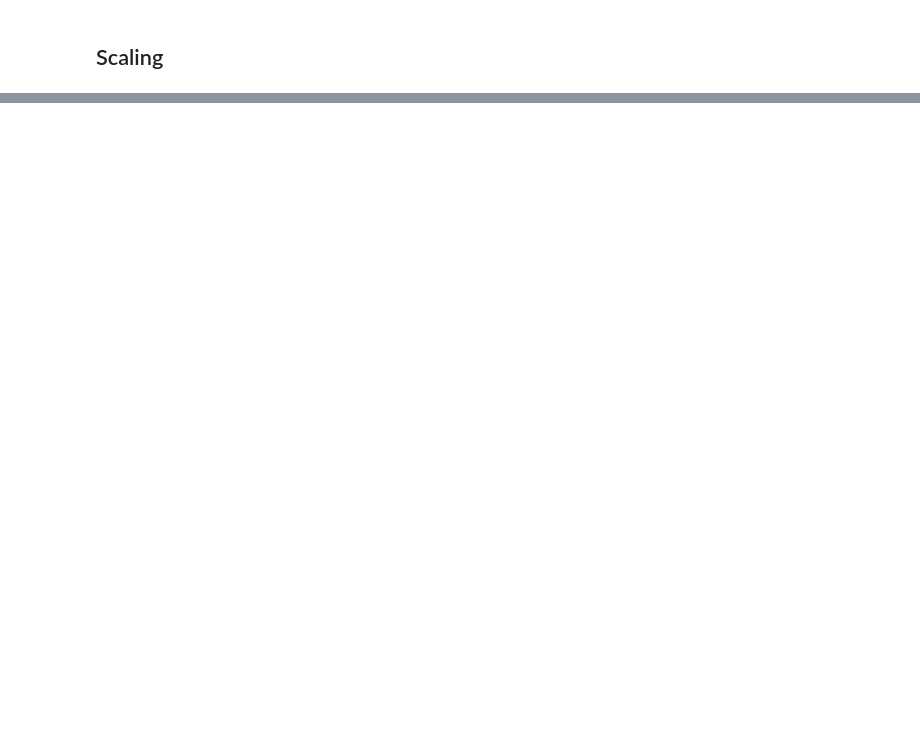
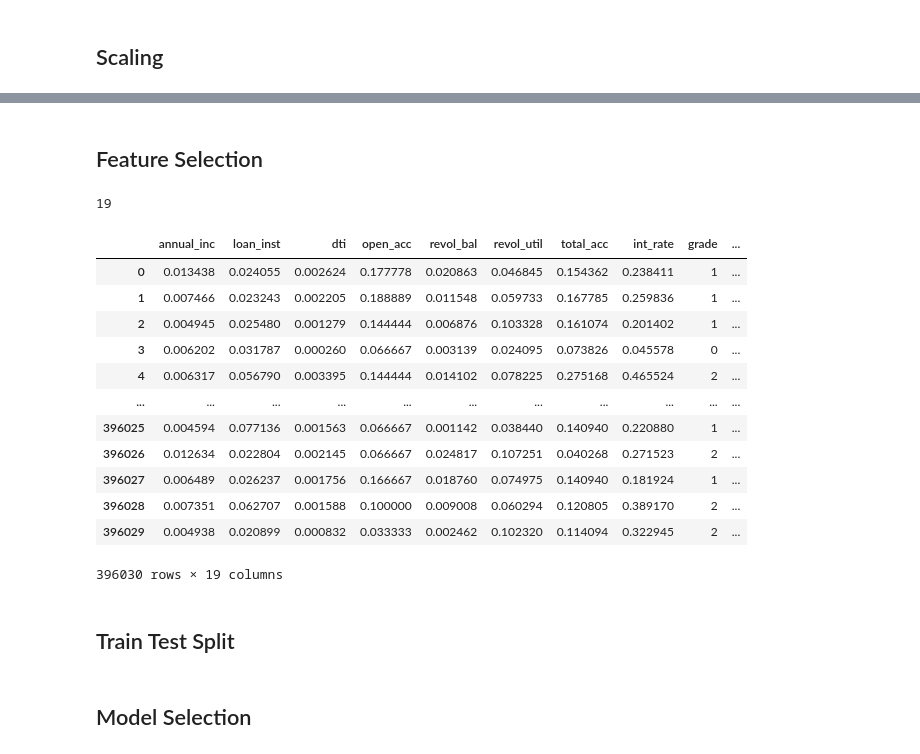
Before and after one commit to adupatil/Loan_credibility_prediction, a Jupyter notebook: Loan_credibility_prediction.ipynb, the cells around one changed output, grey strips where cells are left out. Saved outputs shown, nothing was run; the diff lists cells and outputs as text; code cells hidden in the pictures; blank space fills up the shorter version.

```diff
--- a/Loan_credibility_prediction.ipynb
+++ b/Loan_credibility_prediction.ipynb
@@ -841,0 +878,2 @@ df['loan_inst'] = data['loan_inst']
+# %%
+data = pd.DataFrame(scaler.transform(df[scaling]),columns=scaling)
@@ -841,0 +889,3 @@ df['loan_inst'] = data['loan_inst']
+# %%
+for feature in scaling:
+    df[feature]=data[feature]
@@ -841,0 +908,26 @@ df['loan_inst'] = data['loan_inst']
+# %% [markdown]
+## Feature Selection
+# %%
+nominal = ['term__ 60 months','home_ownership__OWN','home_ownership__RARE','home_ownership__RENT','initial_list_status__w']
+# %%
+selected = scaling + ordinal_cat +['pub_rec','mort_acc']+nominal
+# %%
+len(selected)
+# %% [output]
+19
+# %%
+df[selected]
+# %% [output]
+|  | annual_inc | loan_inst | dti | open_acc | revol_bal | revol_util | total_acc | int_rate | grade | ... |
+| 0 | 0.013438 | 0.024055 | 0.002624 | 0.177778 | 0.020863 | 0.046845 | 0.154362 | 0.238411 | 1 | ... |
+| 1 | 0.007466 | 0.023243 | 0.002205 | 0.188889 | 0.011548 | 0.059733 | 0.167785 | 0.259836 | 1 | ... |
+| 2 | 0.004945 | 0.025480 | 0.001279 | 0.144444 | 0.006876 | 0.103328 | 0.161074 | 0.201402 | 1 | ... |
+| 3 | 0.006202 | 0.031787 | 0.000260 | 0.066667 | 0.003139 | 0.024095 | 0.073826 | 0.045578 | 0 | ... |
+| 4 | 0.006317 | 0.056790 | 0.003395 | 0.144444 | 0.014102 | 0.078225 | 0.275168 | 0.465524 | 2 | ... |
+| ... | ... | ... | ... | ... | ... | ... | ... | ... | ... | ... |
+| 396025 | 0.004594 | 0.077136 | 0.001563 | 0.066667 | 0.001142 | 0.038440 | 0.140940 | 0.220880 | 1 | ... |
+| 396026 | 0.012634 | 0.022804 | 0.002145 | 0.066667 | 0.024817 | 0.107251 | 0.040268 | 0.271523 | 2 | ... |
+| 396027 | 0.006489 | 0.026237 | 0.001756 | 0.166667 | 0.018760 | 0.074975 | 0.140940 | 0.181924 | 1 | ... |
+| 396028 | 0.007351 | 0.062707 | 0.001588 | 0.100000 | 0.009008 | 0.060294 | 0.120805 | 0.389170 | 2 | ... |
+| 396029 | 0.004938 | 0.020899 | 0.000832 | 0.033333 | 0.002462 | 0.102320 | 0.114094 | 0.322945 | 2 | ... |
+396030 rows × 19 columns
@@ -841,0 +937,2 @@ df['loan_inst'] = data['loan_inst']
+# %% [markdown]
+## Train Test Split
@@ -841,0 +943,2 @@ df['loan_inst'] = data['loan_inst']
+# %% [markdown]
+## Model Selection
```
Also changed, not shown: parts of 21 cells of this notebook.
